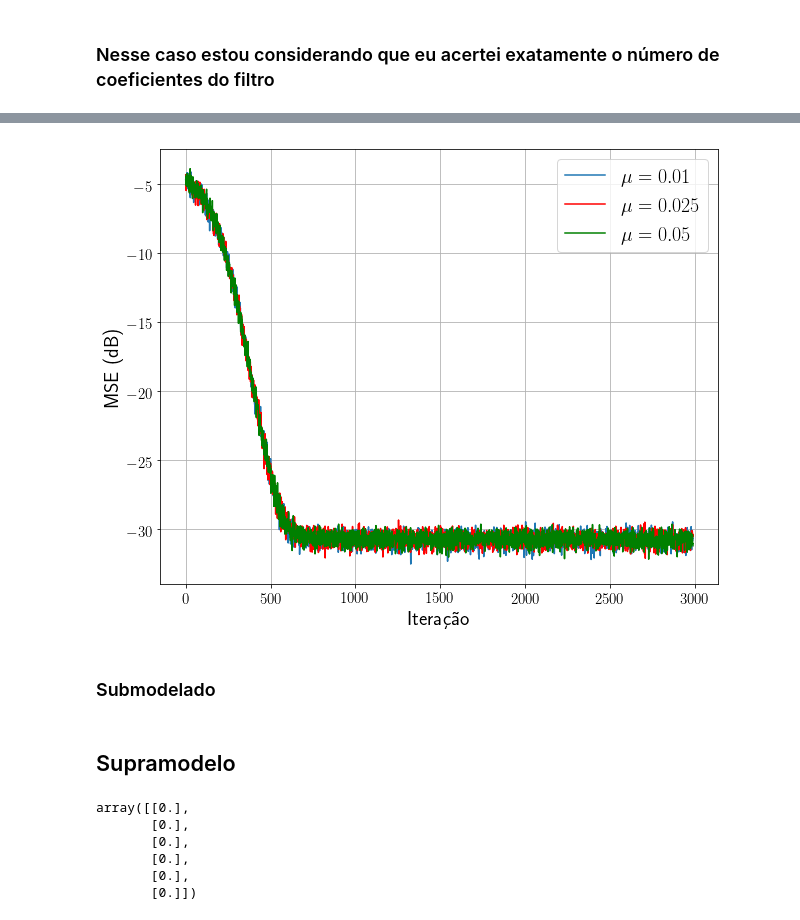
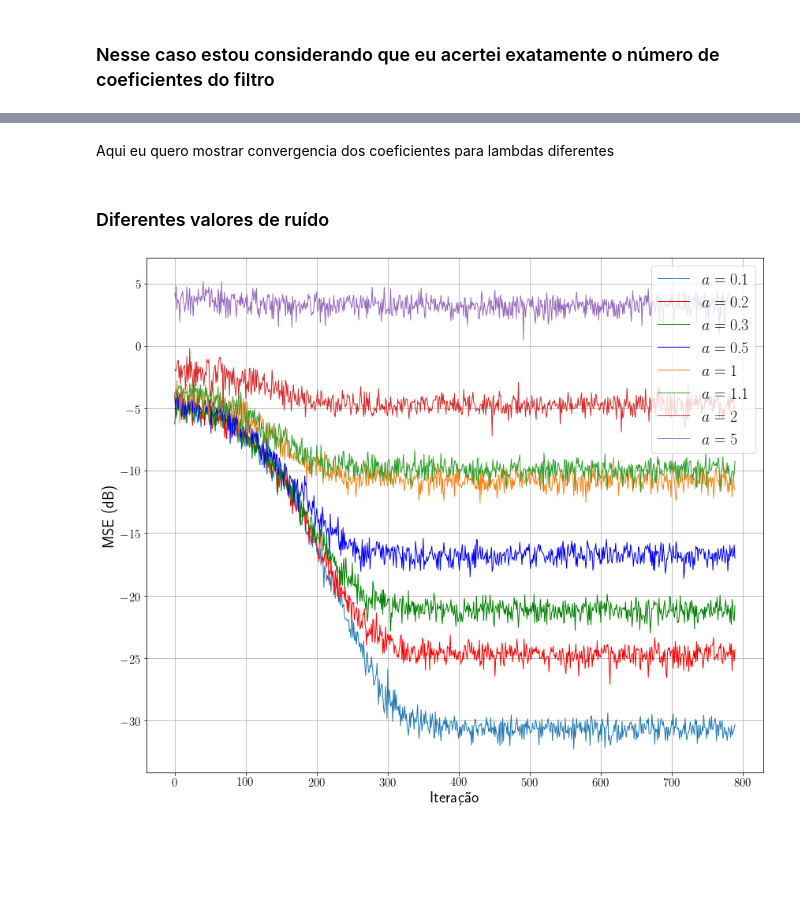
Before and after one commit to mesquita/elementos, a Jupyter notebook: lista_6/code/Lista_6.ipynb, the cells around one changed output, grey strips where cells are left out. Saved outputs shown, nothing was run; the diff lists cells and outputs as text; code cells hidden in the pictures; blank space fills up the shorter version.

```diff
--- a/lista_6/code/Lista_6.ipynb
+++ b/lista_6/code/Lista_6.ipynb
@@ -23,27 +123,29 @@ plt.rcParams['text.usetex'] = True
 # %%
 # Sistema que eu quero descobrir
-h = np.array([[-2], [0.25], [0.25]])
+h = np.array([[-2], [0.25]])
 
 # Número de iterações
-n_iteracoes = 3000
+n_iteracoes = 800
 # Número de Monte Carlo
 n_mc = 100
-passos = [0.01, 0.025, 0.05, 0.1]
+Lambdas = [0.98]
+
 mse = []
-Lambda = 0.99
 delta = 0.01
-for passo in passos:
+for Lambda in Lambdas:
+    coef_num_mc = np.array([])
     for mc in range(n_mc):
 
         # Inicializações
         erros = np.array([])
-        w_atual = np.array([[0], [0], [0]])
-        x = np.array([[0], [0], [0]])
+        coef_numa_rodada = np.array([])
+        w_atual = np.array([[0], [0]])
+        x = np.array([[0], [0]])
         # Ruído com média zero
         ruido = np.random.random(n_iteracoes)
         ruido = ruido - ruido.mean()
 
-        S_D = delta * np.eye(3)
+        S_D = delta * np.eye(2)
         for ii in range(n_iteracoes):
             desejado = np.dot(x.T, h) + 0.1*ruido[ii]
             saida = np.dot(x.T, w_atual)
@@ -57,14 +159,20 @@ for passo in passos:
 
             # Atualiza o valor dos coeficientes do filtro
             w_atual = w_prox
+            if ii == 0:
+                coef_numa_rodada = w_atual
+            else:
+                coef_numa_rodada = np.hstack((coef_numa_rodada, w_atual))
 
             #Atualiza o x (shifta o que tem e coloca um valor novo no final)
             x = np.roll(x, shift=-1)
             x = np.append(arr=x[:-1], values=ruido[ii])
             x = np.reshape(x, (len(x), 1))
         if mc == 0:
+            coef_num_mc = coef_numa_rodada
             erros_mc = erros
         else:
+            coef_num_mc = np.dstack((coef_num_mc, coef_numa_rodada))
             erros_mc = np.vstack((erros_mc, erros))
 
     mse += [np.mean(erros_mc*erros_mc, axis=0)]
@@ -70,0 +219,2 @@ for passo in passos:
+# %% [markdown]
+Aqui eu quero mostrar convergencia dos coeficientes para lambdas diferentes
@@ -70,0 +279,2 @@ for passo in passos:
+# %% [markdown]
+### Diferentes valores de ruído
@@ -71,35 +333,41 @@ for passo in passos:
 # %%
 eps = 10**-16
 x_plt = []
 for cada in mse:
     cada = cada[10:]
     x_plt += [10 * np.log10(cada + eps)]
 
 plt.rcParams['font.size'] = 20
 plt.rcParams['axes.labelsize'] = 20
 plt.rcParams['axes.labelweight'] = 'bold'
 plt.rcParams['xtick.labelsize'] = 15
 plt.rcParams['ytick.labelsize'] = 15
 plt.rcParams['legend.fontsize'] = 20
 plt.rcParams['figure.titlesize'] = 12
-plt.rcParams['figure.figsize'] = 10, 8
+plt.rcParams['figure.figsize'] = 14, 12
+plt.rcParams['lines.linewidth'] = 1
 plt.rcParams['text.usetex'] = True
 
 
 fig, ax1 = plt.subplots()
 
-ax1.plot(range(len(mse[0][10:])), x_plt[0], label=r'$\mu = 0.01$')
-ax1.plot(range(len(mse[1][10:])), x_plt[1], 'r', label=r'$\mu = 0.025$')
-ax1.plot(range(len(mse[2][10:])), x_plt[2], 'g', label=r'$\mu = 0.05$')
+ax1.plot(range(len(mse[0][10:])), x_plt[0], label=r'$a = 0.1$')
+ax1.plot(range(len(mse[1][10:])), x_plt[1], 'r', label=r'$a = 0.2$')
+ax1.plot(range(len(mse[2][10:])), x_plt[2], 'g', label=r'$a = 0.3$')
+ax1.plot(range(len(mse[2][10:])), x_plt[3], 'b', label=r'$a = 0.5$')
+ax1.plot(range(len(mse[2][10:])), x_plt[4], label=r'$a = 1$')
+ax1.plot(range(len(mse[2][10:])), x_plt[5], label=r'$a = 1.1$')
+ax1.plot(range(len(mse[2][10:])), x_plt[6], label=r'$a = 2$')
+ax1.plot(range(len(mse[2][10:])), x_plt[7], label=r'$a = 5$')
+
+
 ax1.legend(loc='upper right')
 ax1.set_ylabel(r'MSE~(dB)')
 ax1.set_xlabel(r'Iteração')
 ax1.grid(True)
 
 
-plt.savefig('mse_lms.eps', transparent=True, optimize=True, bbox_inches='tight')
+plt.savefig('ruidos.pdf', dpi=300, transparent=True, optimize=True, bbox_inches='tight')
 plt.show()
 # %% [output]
-[figure, old version]
+[figure, new version]
-# %% [markdown]
-### Submodelado
@@ -155,2 +373,0 @@ for mc in range(n_mc):
-# %% [markdown]
-## Supramodelo
@@ -208,9 +373,0 @@ for mc in range(n_mc):
-# %%
-coeficientes[0]
-# %% [output]
-array([[0.],
-       [0.],
-       [0.],
-       [0.],
-       [0.],
-       [0.]])
```
Also changed, not shown: parts of 15 cells of this notebook, 14 other files.
